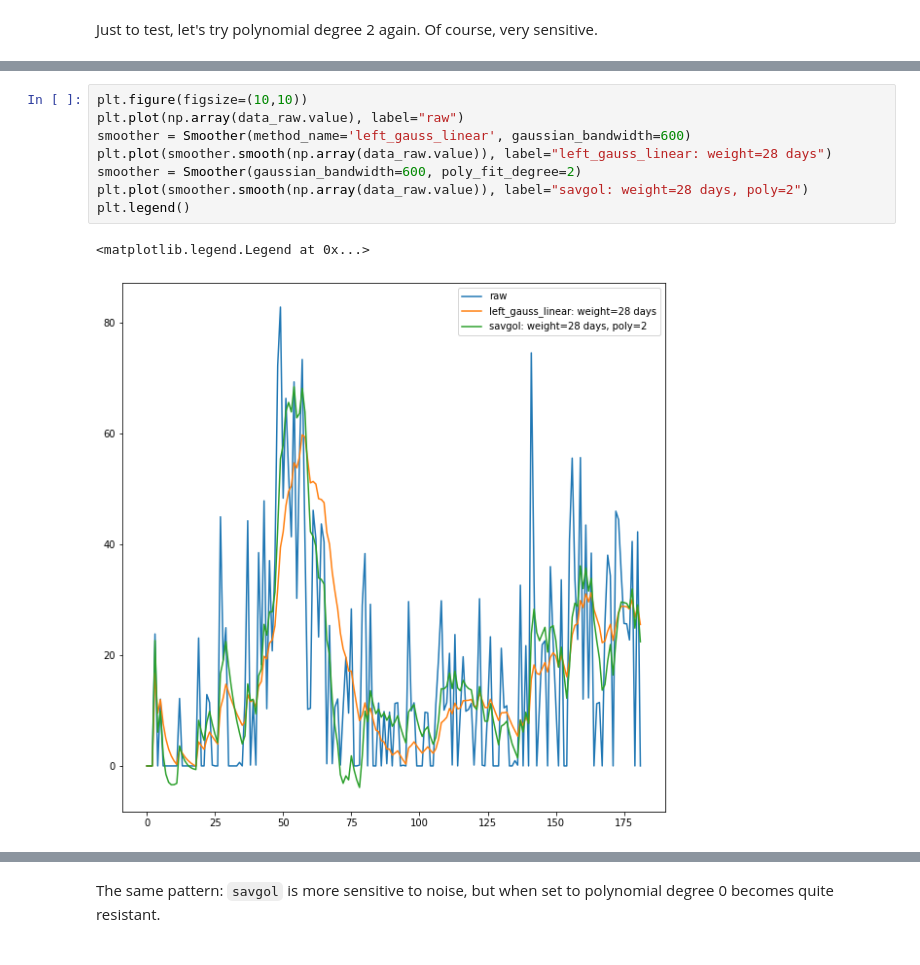
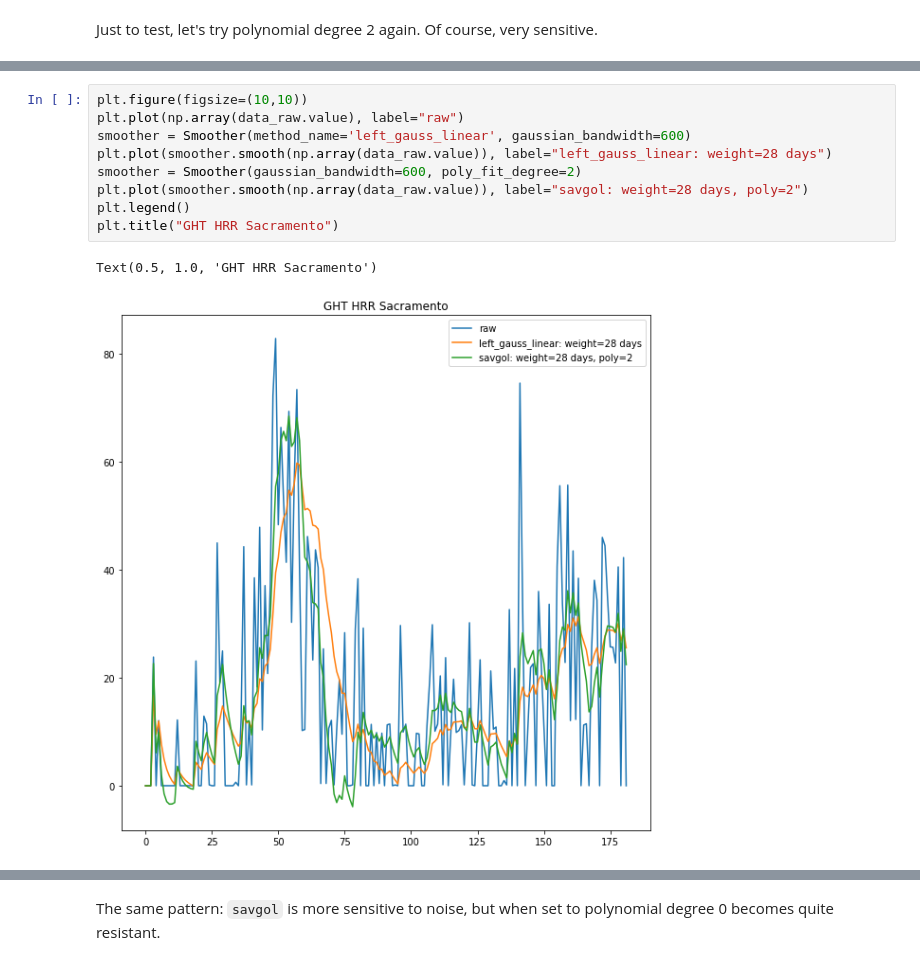
Before and after one commit to cmu-delphi/covidcast-modeling, a Jupyter notebook: indicators_smoother/COVIDcast Smoothing.ipynb, the cells around one changed output, grey strips where cells are left out. Drawn from its saved outputs; the diff is of its cells as text.

```diff
--- a/indicators_smoother/COVIDcast Smoothing.ipynb
+++ b/indicators_smoother/COVIDcast Smoothing.ipynb
@@ -197,12 +206,13 @@ plt.legend()
 # %%
 plt.figure(figsize=(10,10))
 plt.plot(np.array(data_raw.value), label="raw")
 smoother = Smoother(method_name='left_gauss_linear', gaussian_bandwidth=600)
 plt.plot(smoother.smooth(np.array(data_raw.value)), label="left_gauss_linear: weight=28 days")
 smoother = Smoother(gaussian_bandwidth=600, poly_fit_degree=2)
 plt.plot(smoother.smooth(np.array(data_raw.value)), label="savgol: weight=28 days, poly=2")
 plt.legend()
+plt.title("GHT HRR Sacramento")
 # %% [output]
-<matplotlib.legend.Legend at 0x...>
+Text(0.5, 1.0, 'GHT HRR Sacramento')
-[figure, old version]
+[figure, new version]
 # %% [markdown]
```
Also changed, not shown: parts of 22 cells of this notebook, 2 other files.
